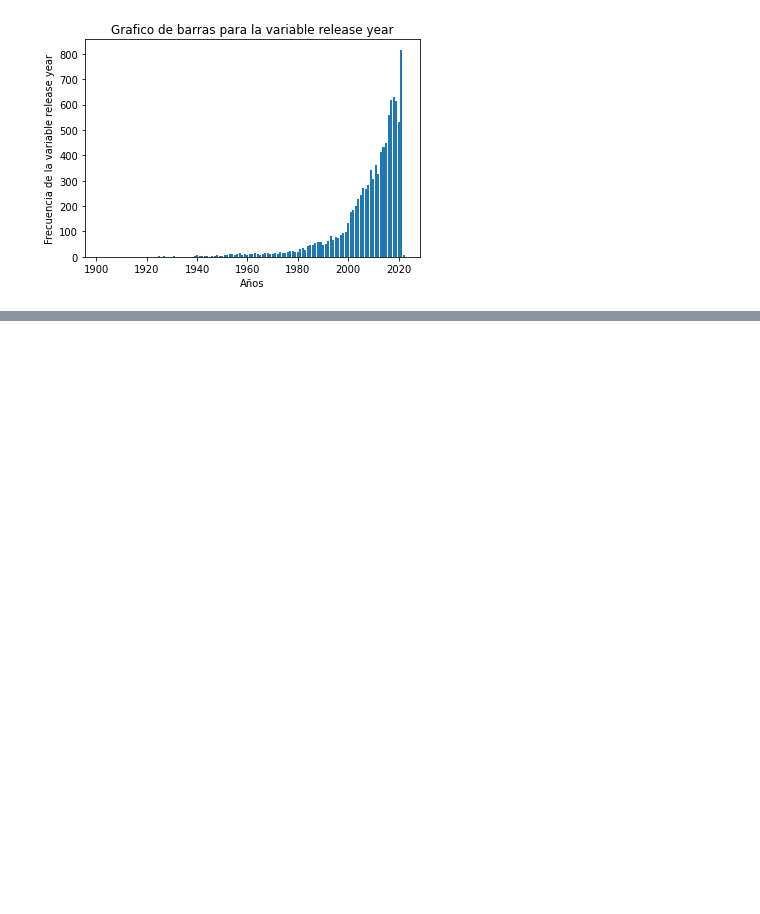
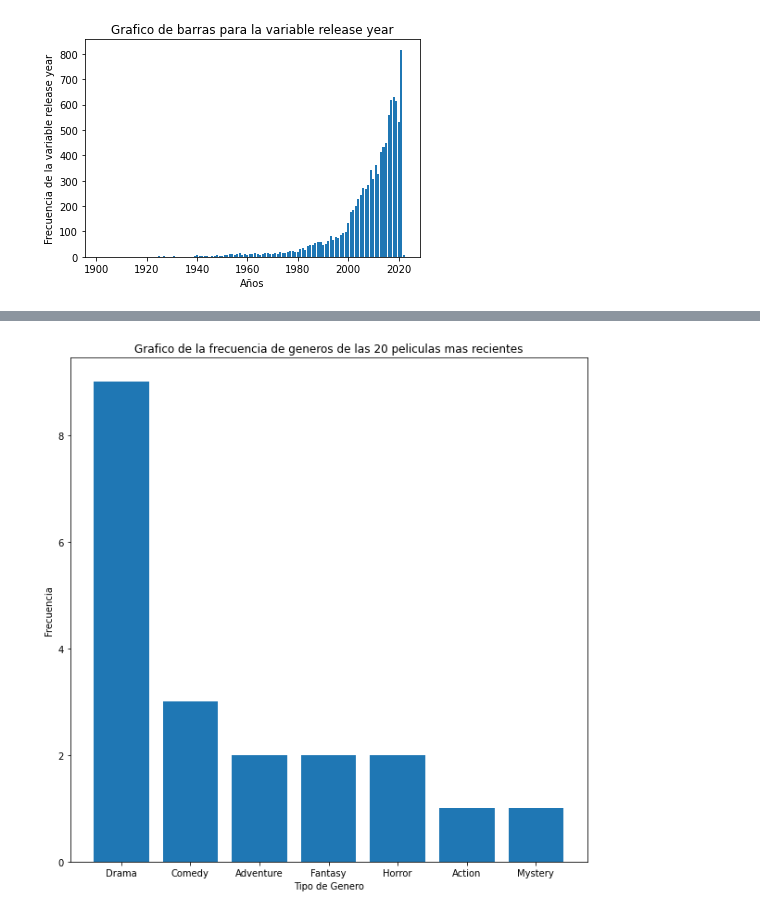
Before and after one commit to raulangelj/HT1_ANALISIS_EXPLORATORIO, a Jupyter notebook: HT1_ANALISIS_EXPLORATORIO.ipynb, the cells around one changed output, grey strips where cells are left out. Drawn from its saved outputs; the diff is of its cells as text; code cells hidden in the pictures; blank space fills up the shorter version.

Commit message:
Added write answers for first 5 questions and answare question 6

```diff
--- a/HT1_ANALISIS_EXPLORATORIO.ipynb
+++ b/HT1_ANALISIS_EXPLORATORIO.ipynb
@@ -443,2 +457,5 @@ plt.show()
 # %%
 movies['firstGenre'] = movies['genres'].str.split('|', n=-1).str[0]
+# %%
+top20 = movies.sort_values('releaseDate', ascending=True)[['title', 'firstGenre']].head(20)
+top20
@@ -444,0 +480,3 @@ movies['firstGenre'] = movies['genres'].str.split('|', n=-1).str[0]
+# %%
+dataGenre = pd.value_counts(top20.firstGenre)
+dataGenre
@@ -444,0 +492,12 @@ movies['firstGenre'] = movies['genres'].str.split('|', n=-1).str[0]
+# %%
+eje_x = np.array(dataGenre.keys())
+eje_y = dataGenre
+
+
+plt.bar(eje_x, eje_y)
+plt.ylabel('Frecuencia')
+plt.xlabel('Tipo de Genero')
+plt.title('Grafico de la frecuencia de generos de las 20 peliculas mas recientes')
+plt.show()
+# %% [output]
+[figure, added]
```
Also changed, not shown: parts of 8 cells of this notebook.
